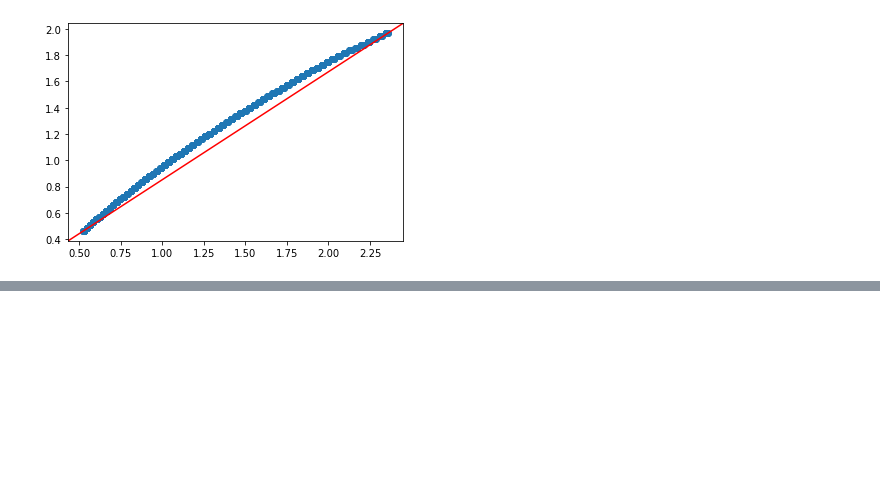
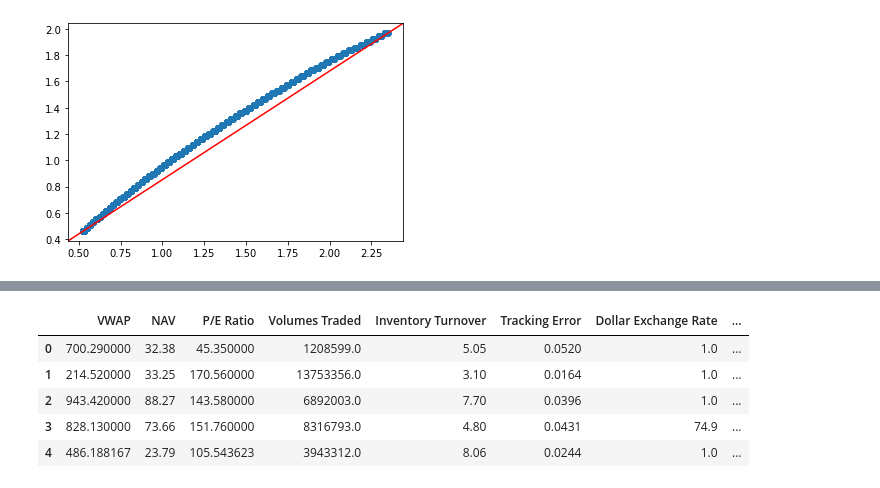
Before and after one commit to RSIITR/FLIPR-5.0, a Jupyter notebook: Code and predictions/Task 2/FLIPR_5_0_Task_2.ipynb, the cells around one changed output, grey strips where cells are left out. Cells and saved outputs as stored; diff of their text form; code cells hidden in the pictures; blank space fills up the shorter version.

```diff
--- a/Code and predictions/Task 2/FLIPR_5_0_Task_2.ipynb
+++ b/Code and predictions/Task 2/FLIPR_5_0_Task_2.ipynb
@@ -287,0 +356,9 @@ for i in range(n_features):
+# %%
+X_train.head()
+# %% [output]
+|  | VWAP | NAV | P/E Ratio | Volumes Traded | Inventory Turnover | Tracking Error | Dollar Exchange Rate | ... |
+| 0 | 700.290000 | 32.38 | 45.350000 | 1208599.0 | 5.05 | 0.0520 | 1.0 | ... |
+| 1 | 214.520000 | 33.25 | 170.560000 | 13753356.0 | 3.10 | 0.0164 | 1.0 | ... |
+| 2 | 943.420000 | 88.27 | 143.580000 | 6892003.0 | 7.70 | 0.0396 | 1.0 | ... |
+| 3 | 828.130000 | 73.66 | 151.760000 | 8316793.0 | 4.80 | 0.0431 | 74.9 | ... |
+| 4 | 486.188167 | 23.79 | 105.543623 | 3943312.0 | 8.06 | 0.0244 | 1.0 | ... |
```
Also changed, not shown: parts of 15 cells of this notebook, 3 other files.
